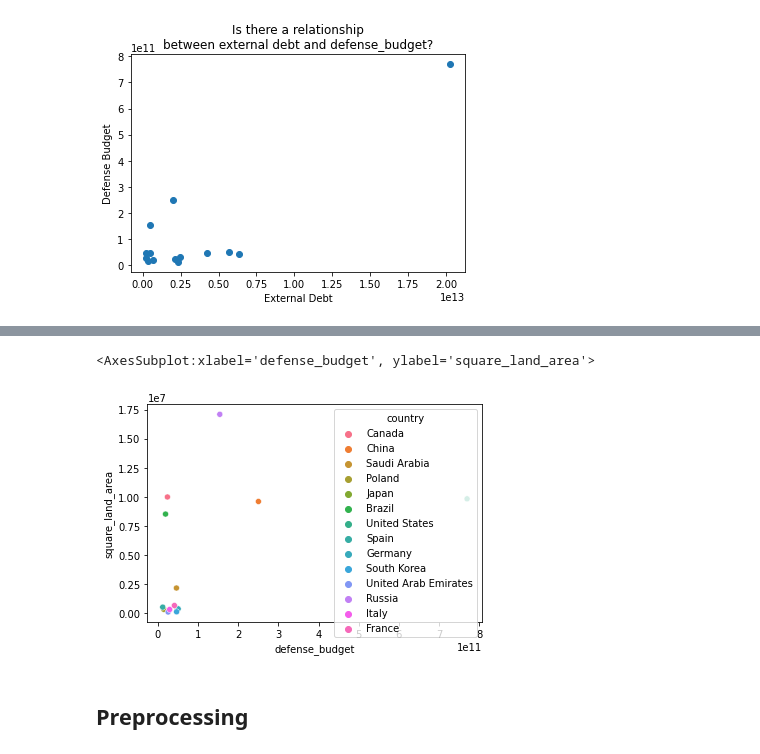
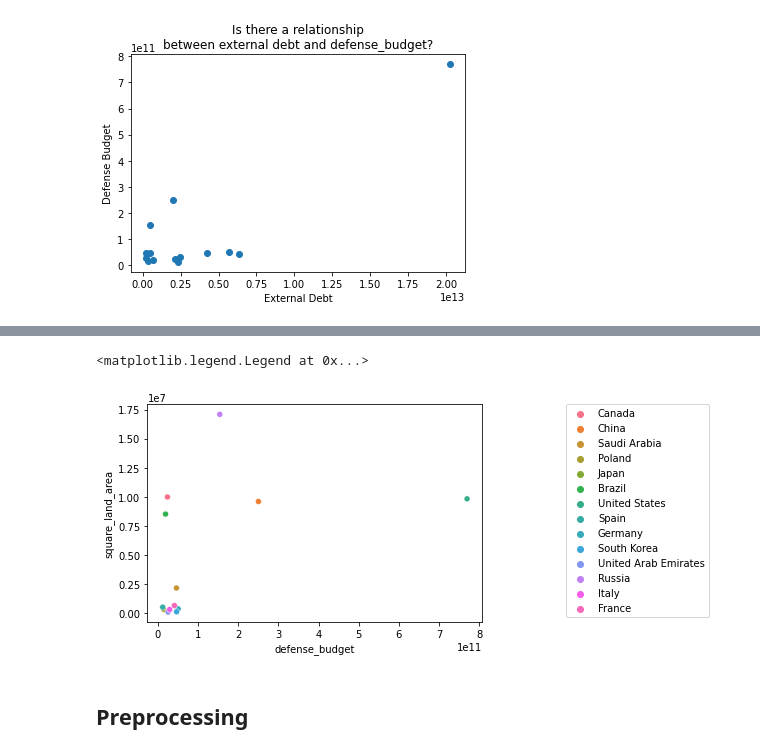
Before and after one commit to raycerna/military-firepower, a Jupyter notebook: explore.ipynb, the cells around one changed output, grey strips where cells are left out. Cells and saved outputs as stored; diff of their text form; code cells hidden in the pictures.

```diff
--- a/explore.ipynb
+++ b/explore.ipynb
@@ -323,8 +328,9 @@ sns.scatterplot(x=train.defense_budget , y=train.total_air_strength)
 # %%
 sns.scatterplot(x=train.defense_budget , y=train.square_land_area, hue=train.country)
+plt.legend(bbox_to_anchor=(1.25, 1), borderaxespad=0)
 # %% [output]
-<AxesSubplot:xlabel='defense_budget', ylabel='square_land_area'>
+<matplotlib.legend.Legend at 0x...>
-[figure, old version]
+[figure, new version]
 # %% [markdown]
 ## Preprocessing
 # %%
```
Also changed, not shown: parts of 61 cells of this notebook.
